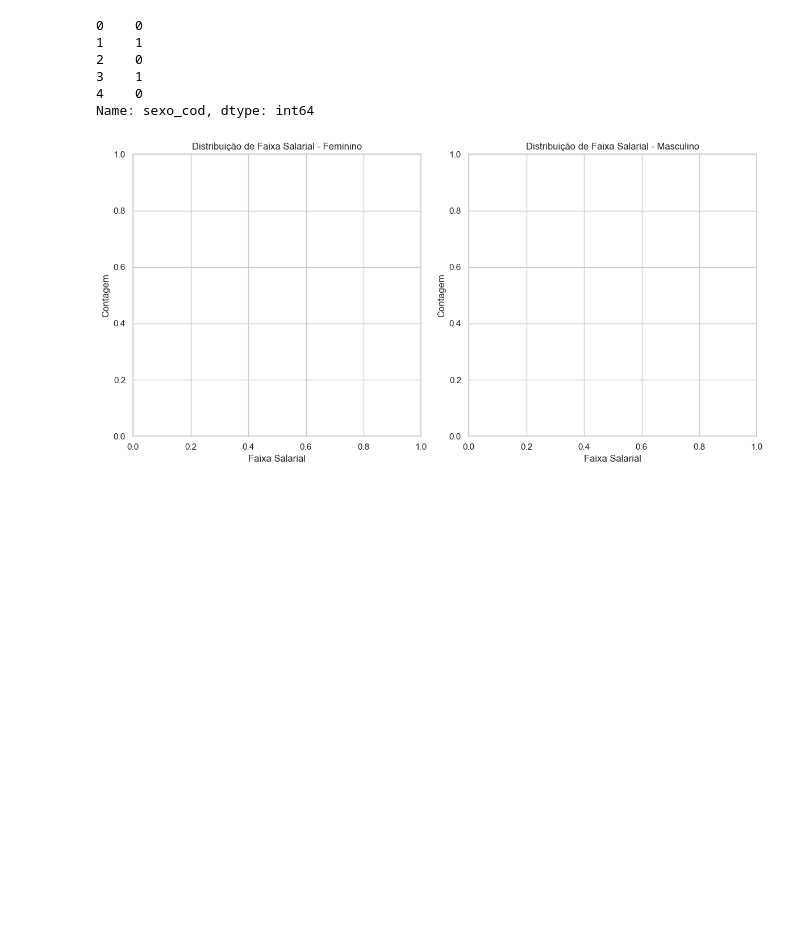
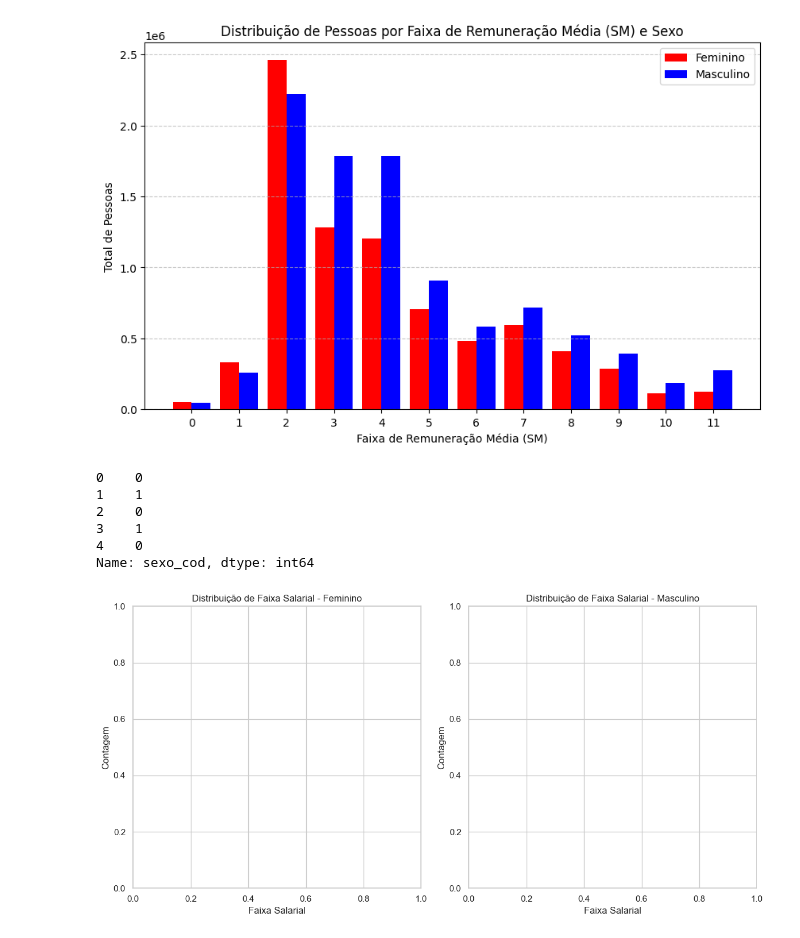
Before and after one commit to luisabolsonisousa/rais_ingestion, a Jupyter notebook: rais_dados/bayes/first_bayes.ipynb, the cells around one changed output. Drawn from its saved outputs; the diff is of its cells as text; code cells hidden in the pictures; blank space fills up the shorter version.

```diff
--- a/rais_dados/bayes/first_bayes.ipynb
+++ b/rais_dados/bayes/first_bayes.ipynb
@@ -10,7 +10,7 @@ pd.set_option('display.max_rows', None)  # Para mostrar todas as linhas se neces
 pd.set_option('display.max_columns', None)  # Para mostrar todas as colunas
 pd.set_option('display.max_colwidth', None)  # Para mostrar todo o conteúdo de cada célula sem truncar
 # %%
-df = pd.read_csv("/Users/bolsolui/Documents/personal/MECAI/git/rais_dados/feature_selection/df_dummies.csv")
+df = pd.read_csv("/Users/bolsolui/Documents/personal/MECAI/git/rais_dados/bayes/df_dummies.csv")
 df.head()
 # %% [output]
 |  | faixa_remuneracao_media_sm | sexo | Produção de lavouras temporárias | Horticultura e floricultura | Produção de lavouras permanentes | ... |
@@ -25,3 +50,39 @@ df['sexo_cod'] = df['sexo'].map({'F': 0, 'M': 1})
+# %%
+df_agrup_temp =df.groupby([ 'faixa_remuneracao_media_sm',"sexo"])['total_pessoas'].sum().reset_index()
+# %%
+import pandas as pd
+import matplotlib.pyplot as plt
+
+
+
+# Plotando os dados
+# Separa os dados por sexo
+df_feminino = df_agrup_temp[df_agrup_temp['sexo'] == 'F']
+df_masculino = df_agrup_temp[df_agrup_temp['sexo'] == 'M']
+
+# Define o tamanho da figura
+plt.figure(figsize=(10, 6))
+
+# Plota as barras para feminino em vermelho
+plt.bar(df_feminino['faixa_remuneracao_media_sm'] - 0.2, df_feminino['total_pessoas'],
+        color='red', width=0.4, label='Feminino')
+
+# Plota as barras para masculino em azul, com um pequeno deslocamento para não sobrepor as barras de feminino
+plt.bar(df_masculino['faixa_remuneracao_media_sm'] + 0.2, df_masculino['total_pessoas'],
+        color='blue', width=0.4, label='Masculino')
+
+# Adiciona títulos e labels
+plt.title('Distribuição de Pessoas por Faixa de Remuneração Média (SM) e Sexo')
+plt.xlabel('Faixa de Remuneração Média (SM)')
+plt.ylabel('Total de Pessoas')
+plt.xticks(df_agrup_temp['faixa_remuneracao_media_sm'].unique())
+plt.legend()
+plt.grid(axis='y', linestyle='--', alpha=0.7)
+
+# Mostra o gráfico
+plt.show()
+# %% [output]
+[figure, added]
 # %%
 
 # Selecionando a variável dependente (Y) e independente (X)
```
Also changed, not shown: parts of 2 cells of this notebook, 34 other files.
